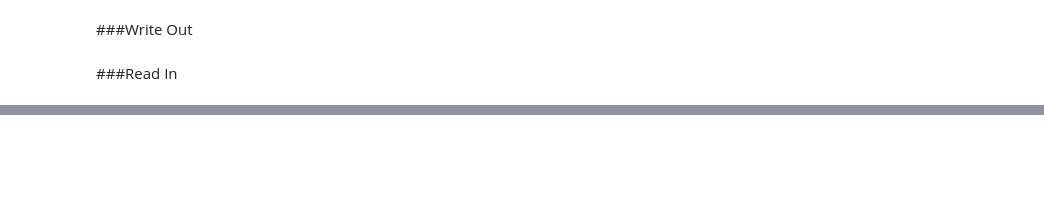
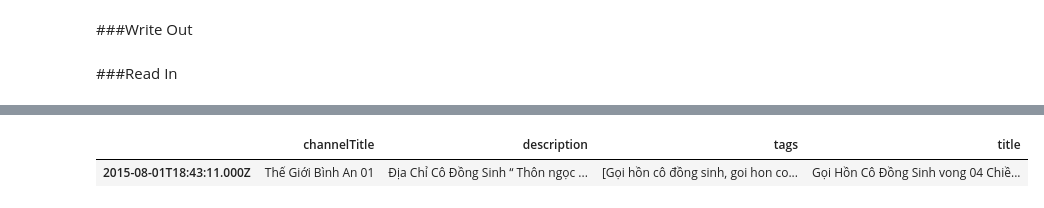
Before and after one commit to alexrutherford/youtube_scraping_v3, a Jupyter notebook: get_videos.ipynb, the cells around one changed output, grey strips where cells are left out. Cells and saved outputs as stored; diff of their text form; code cells hidden in the pictures; blank space fills up the shorter version.

```diff
--- a/get_videos.ipynb
+++ b/get_videos.ipynb
@@ -444,0 +642,5 @@ Freq: D, Name: id, dtype: int64
+# %%
+videoDf[videoDf.channelCountry=='VN'].icol([3,4,10,11])
+# %% [output]
+|  | channelTitle | description | tags | title |
+| 2015-08-01T18:43:11.000Z | Thế Giới Bình An 01 | Địa Chỉ Cô Đồng Sinh “ Thôn ngọc ... | [Gọi hồn cô đồng sinh, goi hon co... | Gọi Hồn Cô Đồng Sinh vong 04 Chiề... |
```
Also changed, not shown: parts of 28 cells of this notebook, 4 other files.
